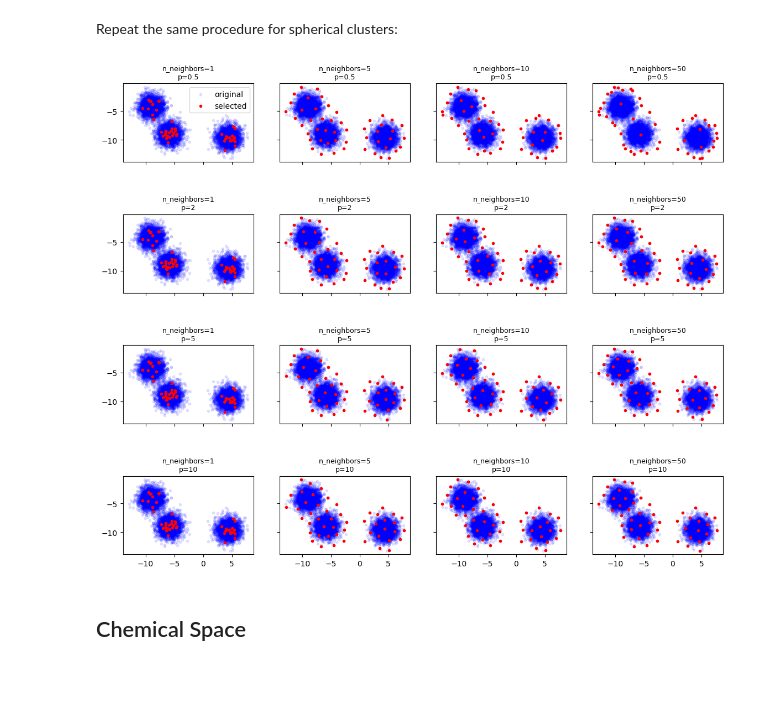
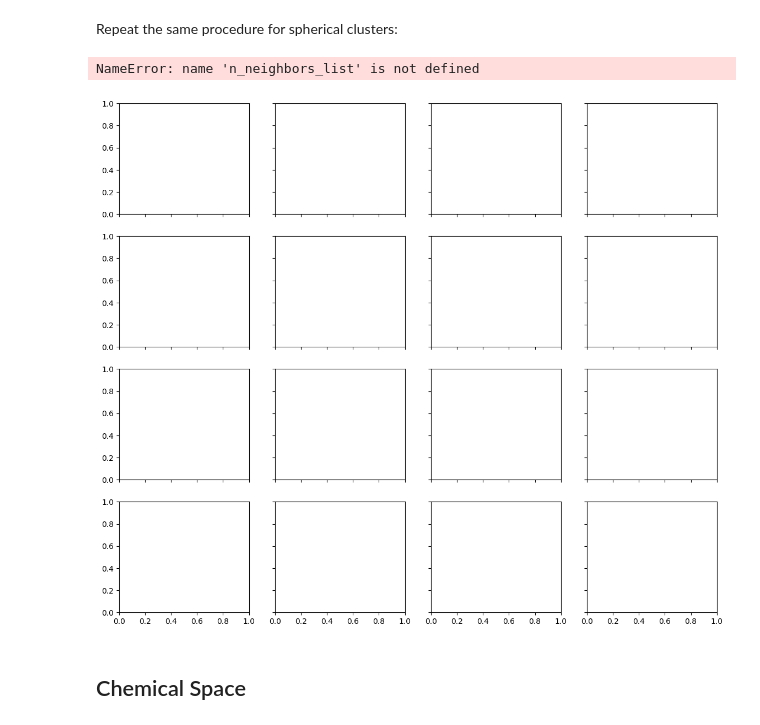
Before and after one commit to vsheg/moll, a Jupyter notebook: notebooks/diversity.ipynb, the cells around one changed output. Drawn from its saved outputs; the diff is of its cells as text; code cells hidden in the pictures; blank space fills up the shorter version.

```diff
--- a/notebooks/diversity.ipynb
+++ b/notebooks/diversity.ipynb
@@ -51,16 +48,16 @@ Fit picker for different values of `n_points` and `n_neighbors`:
 # %%
-fig, axes = plt.subplots(3, 5, figsize=(15, 9), sharex=True, sharey=True)
+fig, axes = plt.subplots(3, 4, figsize=(15, 9), sharex=True, sharey=True)
 
 n_points_list = [10, 50, 100]
-n_neighbors_list = [1, 2, 5, 10, 50]
+k_neighbors_list = [1, 2, 5, 10]
 
 # flatten
-for (i, n_points), (j, n_neighbors) in tqdm(
-    itertools.product(enumerate(n_points_list), enumerate(n_neighbors_list)),
-    total=len(n_points_list) * len(n_neighbors_list),
+for (i, n_points), (j, k_neighbors) in tqdm(
+    itertools.product(enumerate(n_points_list), enumerate(k_neighbors_list)),
+    total=len(n_points_list) * len(k_neighbors_list),
 ):
     picker = OnlineDiversityPicker(
-        n_points=n_points, dist=euclidean, n_neighbors=n_neighbors
+        capacity=n_points, dist_fn=euclidean, k_neighbors=k_neighbors
     )
 
     # Iterate over the batches
@@ -78,7 +75,7 @@ for (i, n_points), (j, n_neighbors) in tqdm(
     # Plot the selected points
     axes[i, j].scatter(point, y, c="b", marker=".", label="random", alpha=0.1)
     axes[i, j].scatter(x_sel, y_sel, c="r", marker=".", label="selected")
-    axes[i, j].set_title(f"n_neighbors={n_neighbors}\n n_points={n_points}", fontsize=9)
+    axes[i, j].set_title(f"k_neighbors={k_neighbors}\n n_points={n_points}", fontsize=9)
     axes[i, j].set_aspect("equal")
 
     if i == 0 and j == 0:
@@ -102,7 +99,7 @@ for (i, p), (j, n_neighbors) in tqdm(
     total=len(p_list) * len(n_neighbors_list),
 ):
     picker = OnlineDiversityPicker(
-        n_points=50, dist=euclidean, n_neighbors=n_neighbors, p=p
+        capacity=50, dist_fn=euclidean, k_neighbors=k_neighbors, p=p
     )
 
     # Iterate over the batches
@@ -140,40 +137,41 @@ np.random.seed(42)
 np.random.shuffle(points)
 # %%
 p_list = [0.5, 2, 5, 10]
-n_neighbors_list = [1, 5, 10, 50]
+k_neighbors_list = [1, 5, 10, 50]
 
 fig, axes = plt.subplots(4, 4, figsize=(14, 12), sharex=True, sharey=True)
 
 # flatten
-for (i, p), (j, n_neighbors) in tqdm(
-    itertools.product(enumerate(p_list), enumerate(n_neighbors_list)),
+for (i, p), (j, k_neighbors) in tqdm(
+    itertools.product(enumerate(p_list), enumerate(k_neighbors_list)),
     total=len(p_list) * len(n_neighbors_list),
 ):
     picker = OnlineDiversityPicker(
-        n_points=50, dist=euclidean, n_neighbors=n_neighbors, p=p
+        capacity=50, dist_fn=euclidean, k_neighbors=k_neighbors, p=p
     )
 
     picker.extend(points)
 
     # Get the selected points
     x_sel, y_sel = picker.points.T
 
     point, y = points.T
 
     # Plot the selected points
     axes[i, j].scatter(point, y, c="b", marker=".", label="original", alpha=0.1)
     axes[i, j].scatter(x_sel, y_sel, c="r", marker=".", label="selected")
-    axes[i, j].set_title(f"n_neighbors={n_neighbors}\np={p}", fontsize=9)
+    axes[i, j].set_title(f"k_neighbors={k_neighbors}\np={p}", fontsize=9)
     axes[i, j].set_aspect("equal")
 
     if i == 0 and j == 0:
         axes[i, j].legend()
 
 
 fig.subplots_adjust(hspace=0.1)
 plt.show()
 # %% [output]
+NameError: name 'n_neighbors_list' is not defined
-[figure, old version]
+[figure, new version]
 # %% [markdown]
 ## Chemical Space
 # %% [markdown]
```
Also changed, not shown: parts of 9 cells of this notebook, 4 other files.
